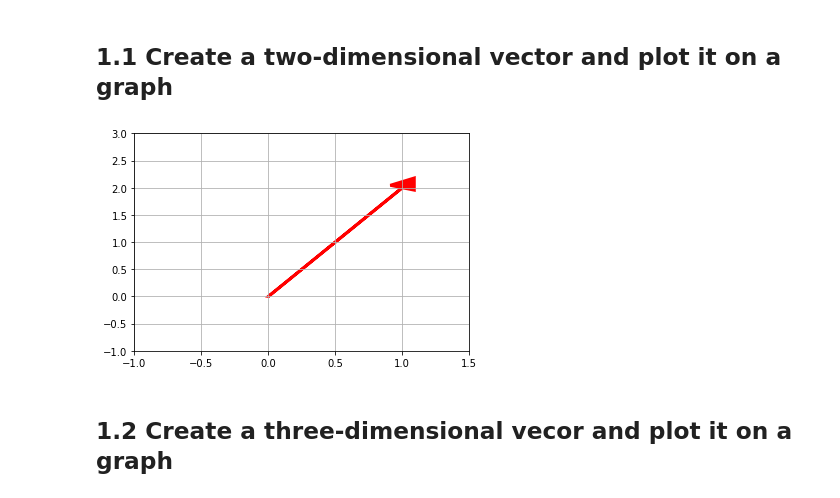
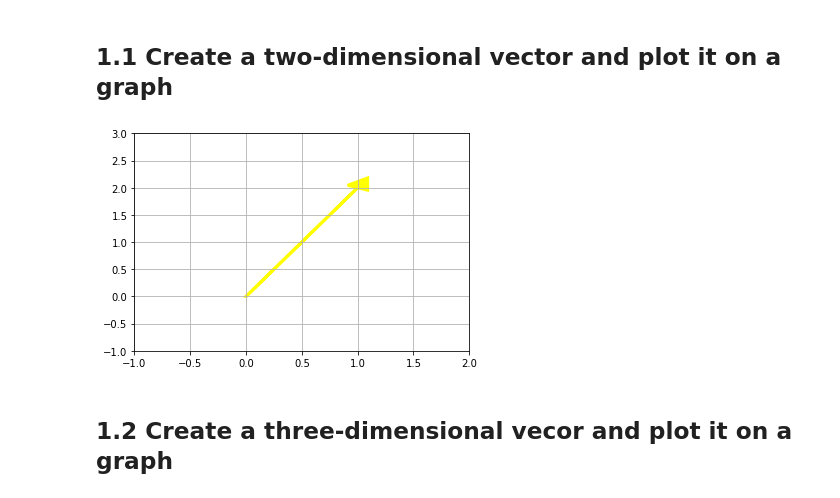
Before and after one commit to ericaburdett/DS-Unit-1-Sprint-3-Linear-Algebra, a Jupyter notebook: module1-vectors-and-matrices/131_Vectors_and_Matrices_Assignment.ipynb, the cells around one changed output. Saved outputs shown, nothing was run; the diff lists cells and outputs as text; code cells hidden in the pictures.

```diff
--- a/module1-vectors-and-matrices/131_Vectors_and_Matrices_Assignment.ipynb
+++ b/module1-vectors-and-matrices/131_Vectors_and_Matrices_Assignment.ipynb
@@ -13,22 +14,21 @@ from mpl_toolkits.mplot3d import Axes3D
 # %%
-# Create vector
-red = np.array([1, 2])
+# Create 2-dimensional vector
+a = np.array([1, 2])
 
-# Plot w/ matplotlib
+# Plot vector a
 fig, ax = plt.subplots()
 ax.grid()
-plt.xlim(-1, 1.5)
+plt.xlim(-1, 2)
 plt.ylim(-1, 3)
 
-plt.arrow(0, 0,
-          red[0], red[1],
-         head_width=.2,
-         head_length=.2,
-         linewidth=3,
-         color='red')
+plt.arrow(0, 0, a[0], a[1],
+          head_width=0.2,
+          head_length=0.2,
+          linewidth=3,
+          color='yellow')
 plt.show()
 # %% [output]
-[figure, old version]
+[figure, new version]
 # %% [markdown]
 ## 1.2 Create a three-dimensional vecor and plot it on a graph
 # %%
```
Also changed, not shown: parts of 34 cells of this notebook.
